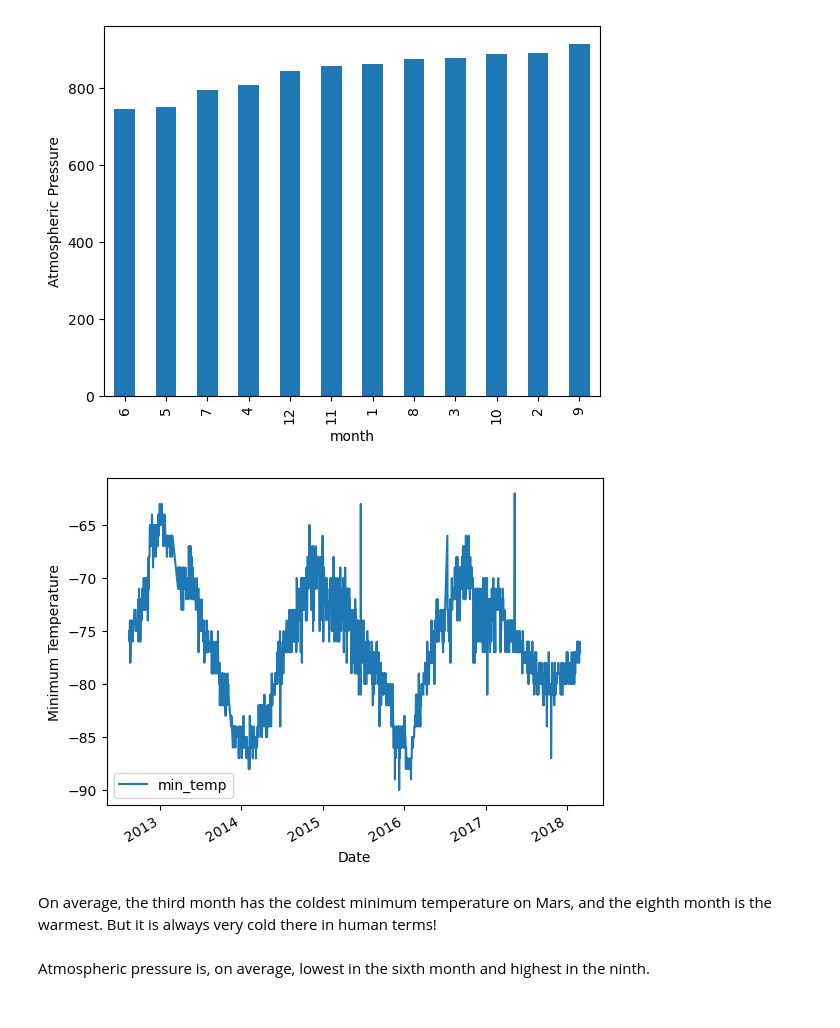
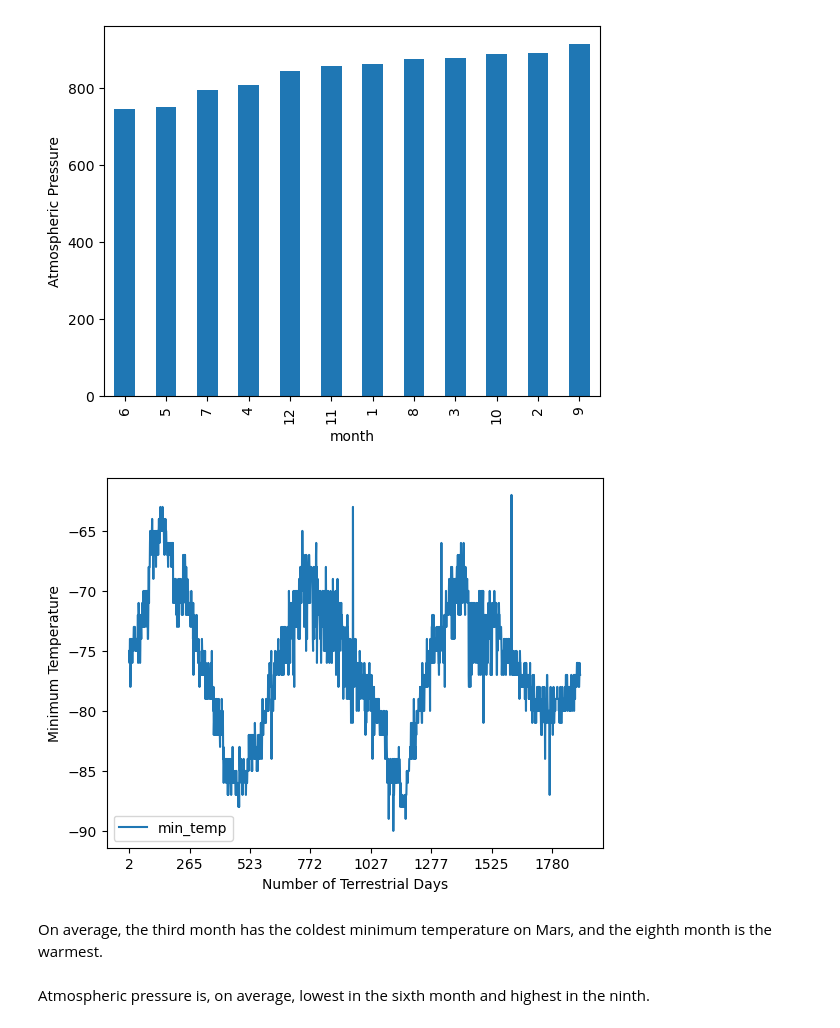
Before and after one commit to akarapunzl/html-challenge, a Jupyter notebook: part_2_mars_weather.ipynb, the cells around one changed output. Saved outputs shown, nothing was run; the diff lists cells and outputs as text; code cells hidden in the pictures.

```diff
--- a/part_2_mars_weather.ipynb
+++ b/part_2_mars_weather.ipynb
@@ -214,14 +214,14 @@ plt.show()
 [figure]
 # %%
 # 5. How many terrestrial (earth) days are there in a Martian year?
-df.plot(x='terrestrial_date', y='min_temp', kind='line')
-plt.xlabel('Date')
+df.plot(x='id', y='min_temp', kind='line')
+plt.xlabel('Number of Terrestrial Days')
 plt.ylabel('Minimum Temperature')
 plt.show()
 # %% [output]
-[figure, old version]
+[figure, new version]
 # %% [markdown]
-On average, the third month has the coldest minimum temperature on Mars, and the eighth month is the warmest. But it is always very cold there in human terms!
+On average, the third month has the coldest minimum temperature on Mars, and the eighth month is the warmest.
 # %% [markdown]
 Atmospheric pressure is, on average, lowest in the sixth month and highest in the ninth.
 # %% [markdown]
```
